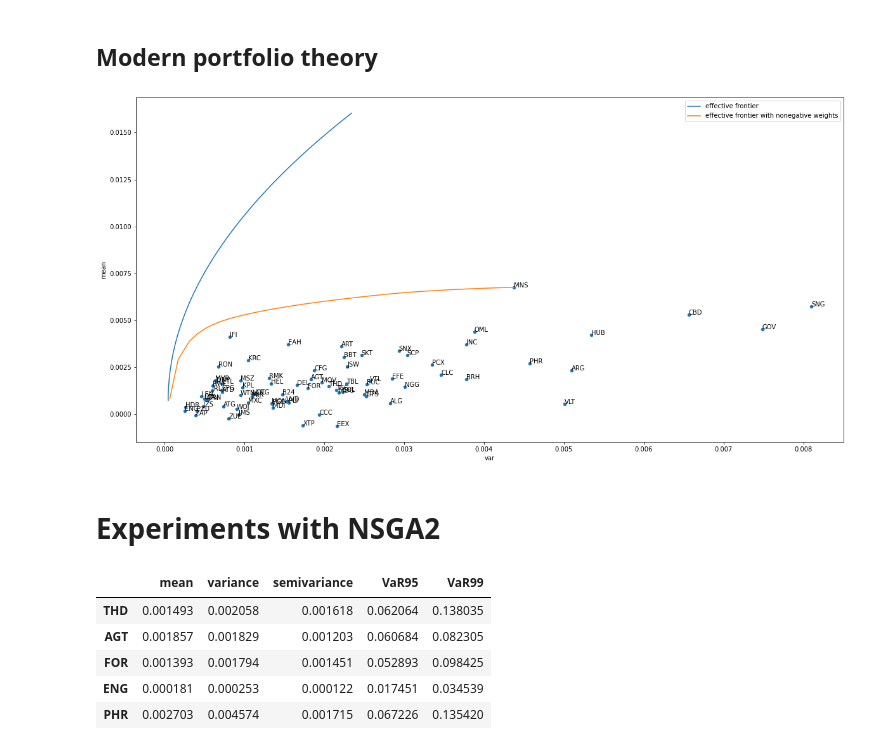
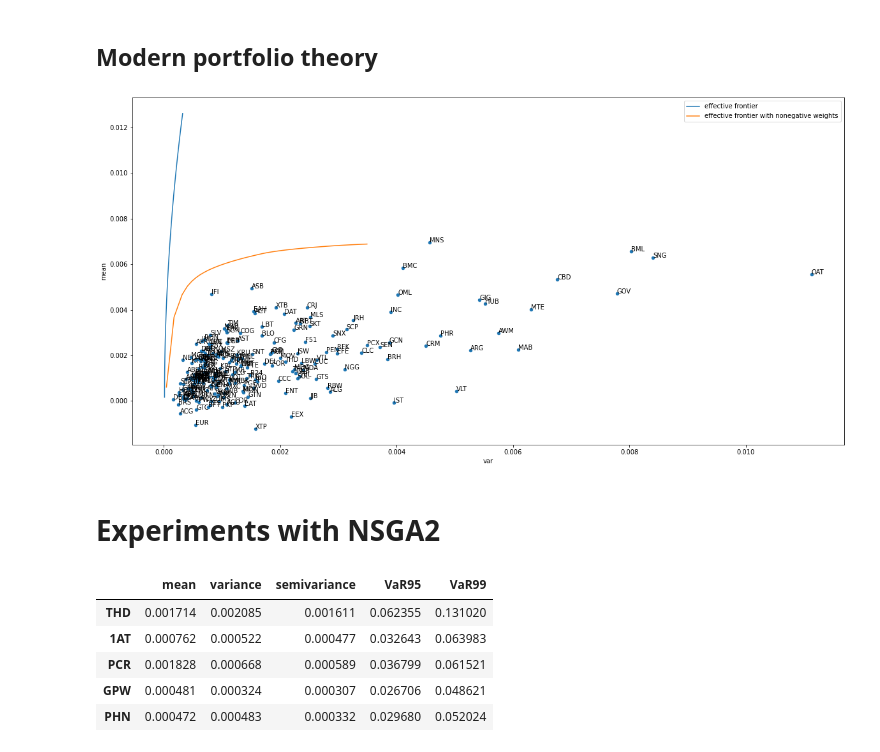
Before and after one commit to jdworzans/portfolio-optimization, a Jupyter notebook: notebooks/GPW.ipynb, the cells around one changed output. Saved outputs shown, nothing was run; the diff lists cells and outputs as text; code cells hidden in the pictures.

```diff
--- a/notebooks/GPW.ipynb
+++ b/notebooks/GPW.ipynb
@@ -35,6 +34,6 @@ final_df.tail()
 # %%
-complete_tickers = final_df.columns[~final_df["2020":"2022"].isna().any()]
+complete_tickers = final_df.columns[~final_df["2020":"2021"].isna().any()]
 # %%
-df = final_df[complete_tickers]["2020":"2022"]
+df = final_df[complete_tickers]["2020":"2021"]
 df.head()
 # %% [output]
@@ -100,30 +91,30 @@ def get_nonnegative_weights(q):
 # %%
 fig, ax = plt.subplots(figsize=(20, 10))
 mean_std_df.plot("var", "mean", kind="scatter", ax=ax)
 
 for _, row in mean_std_df.iterrows():
     ax.annotate(row.name, (row["var"], row["mean"]))
 
 arr = []
-for q in np.linspace(0, 0.3, 100):
+for q in np.linspace(0, 0.05, 100):
     w = get_weights(q)
     vol, ret = w.T @ SIGMA @ w, np.dot(R, w)
     arr.append([vol, ret])
 
 nonneg_arr = []
 for q in np.linspace(0, 10, 100):
     w = get_nonnegative_weights(q)
     vol, ret = w.T @ SIGMA @ w, np.dot(R, w)
     nonneg_arr.append([vol, ret])
 
 arr = np.array(arr)
 nonneg_arr = np.array(nonneg_arr)
 ax.plot(arr[:, 0], arr[:, 1], label="effective frontier")
 ax.plot(nonneg_arr[:, 0], nonneg_arr[:, 1], label="effective frontier with nonegative weights")
 ax.legend()
 plt.show()
 # %% [output]
-[figure, old version]
+[figure, new version]
 # %% [markdown]
 # Experiments with NSGA2
 # %%
@@ -142,10 +133,10 @@ temp_df["VaR99"] = portfolios_empirical_VaR(np.eye(len(df.columns)), np.asarray(
 temp_df.head()
 # %% [output]
 |  | mean | variance | semivariance | VaR95 | VaR99 |
-| THD | 0.001493 | 0.002058 | 0.001618 | 0.062064 | 0.138035 |
-| AGT | 0.001857 | 0.001829 | 0.001203 | 0.060684 | 0.082305 |
-| FOR | 0.001393 | 0.001794 | 0.001451 | 0.052893 | 0.098425 |
-| ENG | 0.000181 | 0.000253 | 0.000122 | 0.017451 | 0.034539 |
-| PHR | 0.002703 | 0.004574 | 0.001715 | 0.067226 | 0.135420 |
+| THD | 0.001714 | 0.002085 | 0.001611 | 0.062355 | 0.131020 |
+| 1AT | 0.000762 | 0.000522 | 0.000477 | 0.032643 | 0.063983 |
+| PCR | 0.001828 | 0.000668 | 0.000589 | 0.036799 | 0.061521 |
+| GPW | 0.000481 | 0.000324 | 0.000307 | 0.026706 | 0.048621 |
+| PHN | 0.000472 | 0.000483 | 0.000332 | 0.029680 | 0.052024 |
 # %%
 weights_arr = []
```
Also changed, not shown: parts of 13 cells of this notebook.
